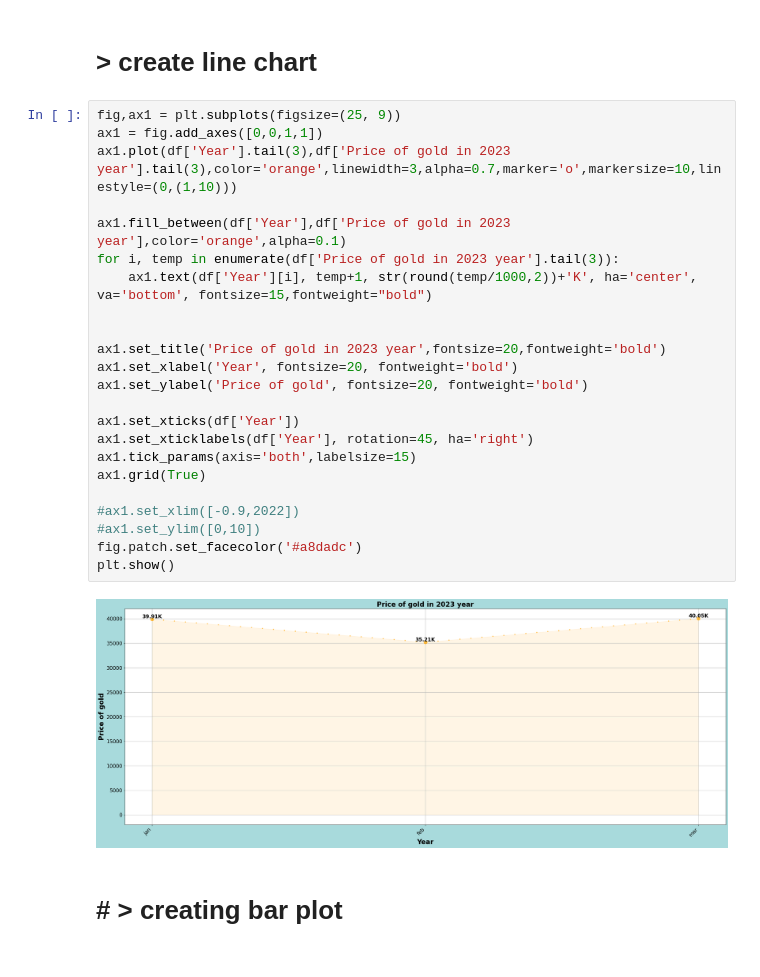
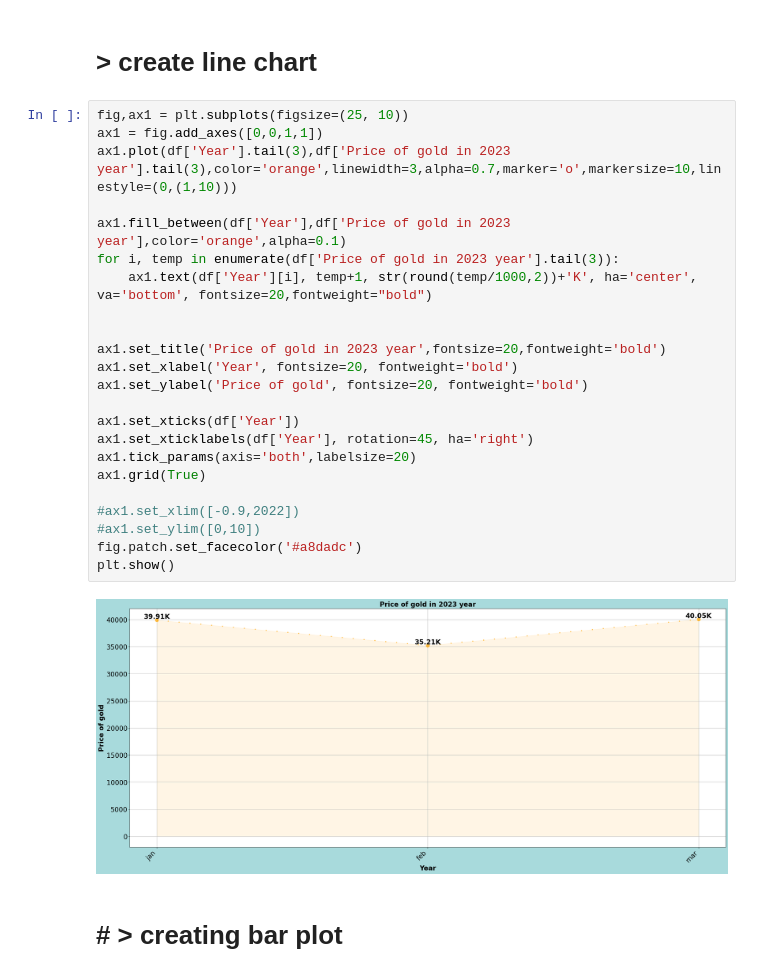
Before and after one commit to joyshil05/data_science, a Jupyter notebook: price-of-gold-in-every-year.ipynb, the cells around one changed output. Saved outputs shown, nothing was run; the diff lists cells and outputs as text.

Commit message:
Kaggle Notebook | Price of Gold in every year | Version 3

```diff
--- a/price-of-gold-in-every-year.ipynb
+++ b/price-of-gold-in-every-year.ipynb
@@ -215,30 +215,30 @@ df
 # %% [markdown]
 # > **create line chart**
 # %%
-fig,ax1 = plt.subplots(figsize=(25, 9))
+fig,ax1 = plt.subplots(figsize=(25, 10))
 ax1 = fig.add_axes([0,0,1,1])
 ax1.plot(df['Year'].tail(3),df['Price of gold in 2023 year'].tail(3),color='orange',linewidth=3,alpha=0.7,marker='o',markersize=10,linestyle=(0,(1,10)))
 
 ax1.fill_between(df['Year'],df['Price of gold in 2023 year'],color='orange',alpha=0.1)
 for i, temp in enumerate(df['Price of gold in 2023 year'].tail(3)):
-    ax1.text(df['Year'][i], temp+1, str(round(temp/1000,2))+'K', ha='center', va='bottom', fontsize=15,fontweight="bold")
+    ax1.text(df['Year'][i], temp+1, str(round(temp/1000,2))+'K', ha='center', va='bottom', fontsize=20,fontweight="bold")
 
 
 ax1.set_title('Price of gold in 2023 year',fontsize=20,fontweight='bold')
 ax1.set_xlabel('Year', fontsize=20, fontweight='bold')
 ax1.set_ylabel('Price of gold', fontsize=20, fontweight='bold')
 
 ax1.set_xticks(df['Year'])
 ax1.set_xticklabels(df['Year'], rotation=45, ha='right')
-ax1.tick_params(axis='both',labelsize=15)
+ax1.tick_params(axis='both',labelsize=20)
 ax1.grid(True)
 
 #ax1.set_xlim([-0.9,2022])
 #ax1.set_ylim([0,10])
 fig.patch.set_facecolor('#a8dadc')
 plt.show()
 # %% [output]
-[figure, old version]
+[figure, new version]
 # %% [markdown]
 # # > **creating bar plot**
 # %%
```
Also changed, not shown: parts of 4 cells of this notebook.
